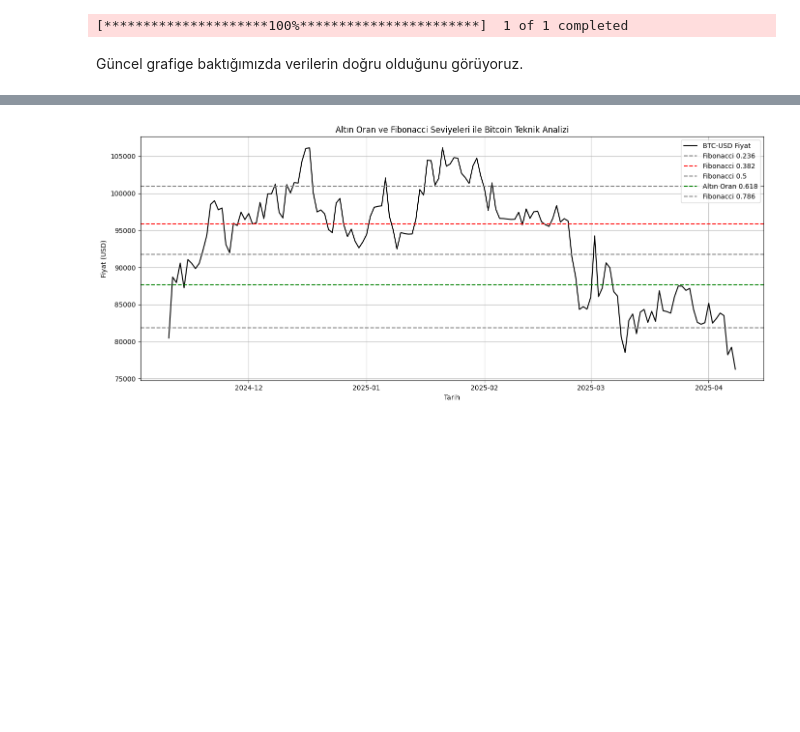
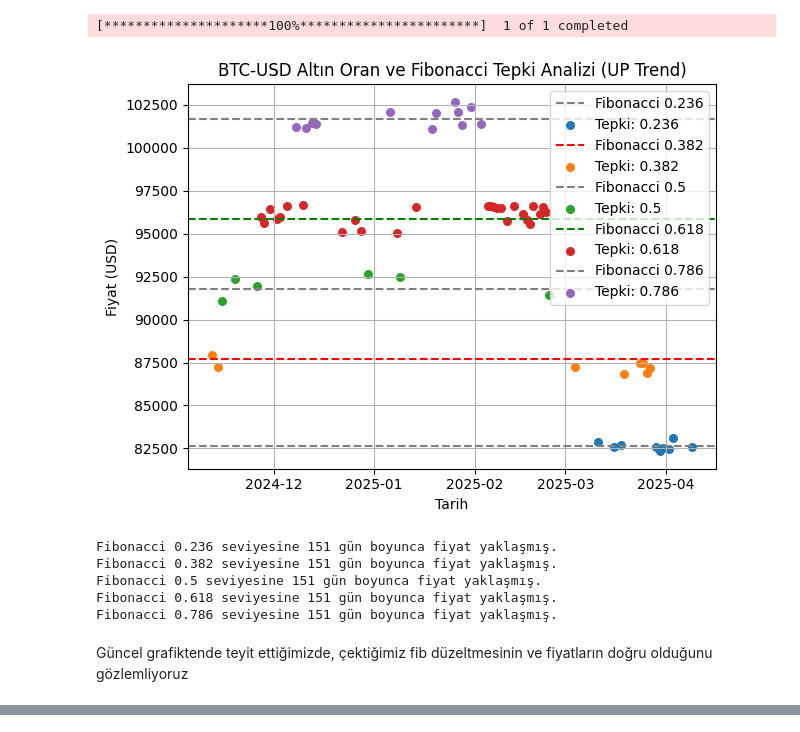
Before and after one commit to musa-fe/Golden_Fibo, a Jupyter notebook: GoldenFibo.ipynb, the cells around one changed output, grey strips where cells are left out. Saved outputs shown, nothing was run; the diff lists cells and outputs as text; code cells hidden in the pictures; blank space fills up the shorter version.

```diff
--- a/GoldenFibo.ipynb
+++ b/GoldenFibo.ipynb
@@ -6,4 +38,5 @@ import matplotlib.pyplot as plt
 # %%
-data = yf.download("BTC-USD", start="2024-11-10", end="2025-04-09")
+symbol = "BTC-USD"
+data = yf.download(symbol, start="2024-11-10", end="2025-04-10")
 # %% [output]
 [*********************100%***********************]  1 of 1 completed
@@ -10,6 +46,36 @@ data = yf.download("BTC-USD", start="2024-11-10", end="2025-04-09")
 # %%
-high = data['High'].max()
-low = data['Low'].min()
-diff = high - low
+high = float(data['High'].max())
+low = float(data['Low'].min())
+close_start = float(data['Close'].iloc[0])
+close_end = float(data['Close'].iloc[-1])
-# %% [markdown]
-Güncel grafige baktığımızda verilerin doğru olduğunu görüyoruz.
+# %%
+trend = 'up' if close_end > close_start else 'down'
+levels = calculate_fibonacci_levels(high, low, direction=trend)
+# %%
+tepkiler = {}
+for level_name, price in levels.items():
+    mask = (data['Close'] < price * 1.01) & (data['Close'] > price * 0.99)
+    tepkiler[level_name] = data[mask]
+# %%
+for level, price in levels.items():
+    color = 'green' if level == "0.618" else 'red' if level == "0.382" else 'gray'
+    plt.axhline(price, label=f"Fibonacci {level}", linestyle="--", color=color)
+    if not tepkiler[level].empty:
+        plt.scatter(tepkiler[level].index, tepkiler[level]['Close'], label=f"Tepki: {level}", s=30)
+
+plt.title(f"{symbol} Altın Oran ve Fibonacci Tepki Analizi ({trend.upper()} Trend)")
+plt.xlabel("Tarih")
+plt.ylabel("Fiyat (USD)")
+plt.legend()
+plt.grid(True)
+plt.tight_layout()
+plt.show()
+for level, df in tepkiler.items():
+    print(f"Fibonacci {level} seviyesine {len(df)} gün boyunca fiyat yaklaşmış.")
+# %% [output]
+[figure, added]
+Fibonacci 0.236 seviyesine 151 gün boyunca fiyat yaklaşmış.
+Fibonacci 0.382 seviyesine 151 gün boyunca fiyat yaklaşmış.
+Fibonacci 0.5 seviyesine 151 gün boyunca fiyat yaklaşmış.
+Fibonacci 0.618 seviyesine 151 gün boyunca fiyat yaklaşmış.
+Fibonacci 0.786 seviyesine 151 gün boyunca fiyat yaklaşmış.
@@ -16,2 +92,4 @@ Güncel grafige baktığımızda verilerin doğru olduğunu görüyoruz.
+# %% [markdown]
+Güncel grafiktende teyit ettiğimizde, çektiğimiz fib düzeltmesinin ve fiyatların doğru olduğunu gözlemliyoruz
 # %% [markdown]
 ![Ekran görüntüsü 2025-04-09 215326.png](embedded-picture-1)
@@ -30,20 +95,0 @@ levels = {
-# %%
-plt.figure(figsize=(14, 6))
-plt.plot(data['Close'], label="BTC-USD Fiyat", color='black')
-for level, price in levels.items():
-    if level == "0.618":
-        plt.axhline(price, label=f"Altın Oran {level}", linestyle="--", color='green')
-    elif level == "0.382":
-        plt.axhline(price, label=f"Fibonacci {level}", linestyle="--", color='red')
-    else:
-        plt.axhline(price, label=f"Fibonacci {level}", linestyle="--", color='gray')
-
-plt.title("Altın Oran ve Fibonacci Seviyeleri ile Bitcoin Teknik Analizi")
-plt.xlabel("Tarih")
-plt.ylabel("Fiyat (USD)")
-plt.legend()
-plt.grid(True)
-plt.tight_layout()
-plt.show()
-# %% [output]
-[figure, removed]
```
Also changed, not shown: parts of 7 cells of this notebook.
